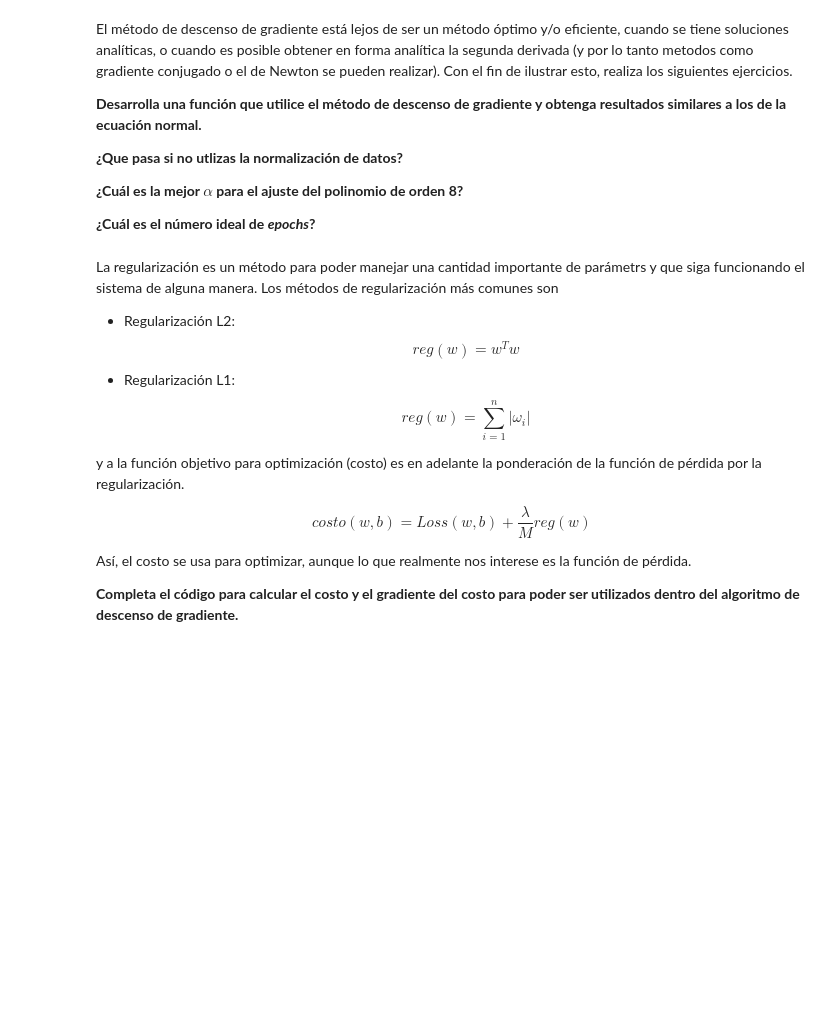
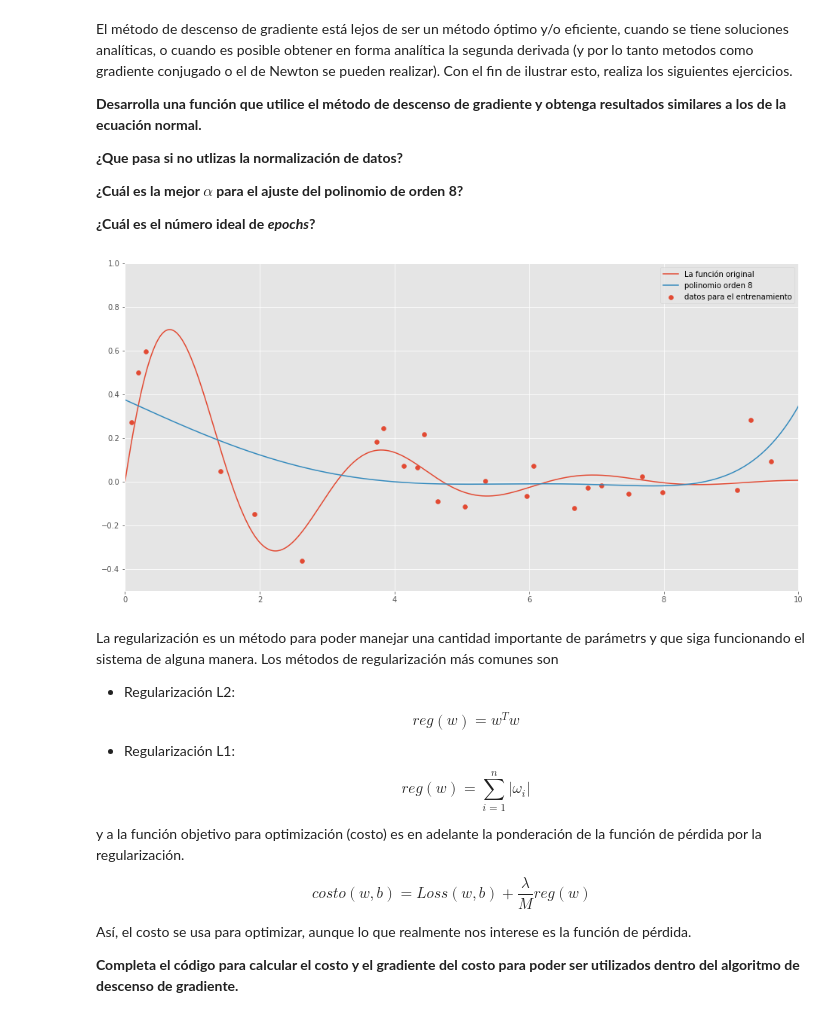
Before and after one commit to Pedro-Hdez/libretas-RN, a Jupyter notebook: regresion-lineal/neurona_lineal.ipynb, the cells around one changed output. Cells and saved outputs as stored; diff of their text form; code cells hidden in the pictures; blank space fills up the shorter version.

```diff
--- a/regresion-lineal/neurona_lineal.ipynb
+++ b/regresion-lineal/neurona_lineal.ipynb
@@ -173,7 +173,7 @@ def grad_costo(x, y, w, b):
     error = y - (x @ w + b)
     M = x.shape[0]
     # --aqui hay que poner código--
-    dw = - (x.T @ error) / M
+    dw =  - (error @ x) / M
     db = - (np.mean(error))
 
 
@@ -499,29 +504,38 @@ resultados similares a los de la ecuación normal.**
 # %%
 
 plt.plot(x_plot, y_plot, label="La función original")
 plt.scatter(x_train, y_train, label="datos para el entrenamiento")
 
-for g in [3, 5, 8, 18]:
+for g in [8]:
 
     # Expansión a un polinomio de orden ng
     x_g = np.power(x_train.reshape(-1,1), range(1, g + 1))
     x_g_plot = np.power(x_plot.reshape(-1,1), range(1, g + 1))
 
     # Escribe aqui el código
-    #
+
+    w_ini = np.random.randn(g)
+
     #  1. Normaliza (ambos conjuntos)
+    medias, desviaciones = obtiene_medias_desviaciones(x_g)
+    x_g = normaliza(x_g, medias, desviaciones)
+    x_g_plot = normaliza(x_g_plot, medias, desviaciones)
+
     #  2. Entrenamiento (con los datos de aprendizaje)
+    w, b, mse_historial = descenso_gradiente_lotes(x_g, y_train, w_ini, 0, .01, 30000)
     #  3. Reconocimiento (con lo datos de graficación)
+    y_g = x_g_plot @ w + b
     #  El resultado se guarda en y_g
-    #
     #
     #
 
     plt.plot(x_plot, y_g, label="polinomio orden {}".format(g))
 
 plt.legend()
 plt.axis([0, 10, -0.5, 1])
 plt.show()
+# %% [output]
+[figure, added]
 # %% [markdown]
 La regularización es un método para poder manejar una cantidad importante de parámetrs y que siga funcionando el sistema de alguna manera. Los métodos de regularización más comunes son
 
```
Also changed, not shown: parts of 7 cells of this notebook.
